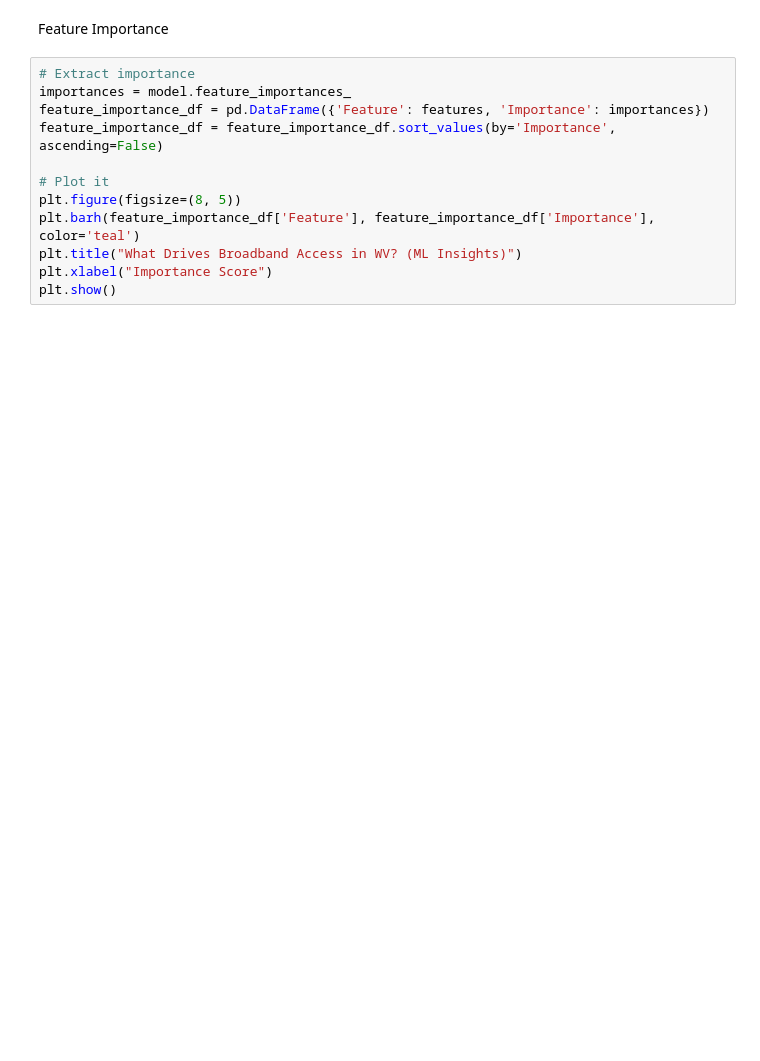
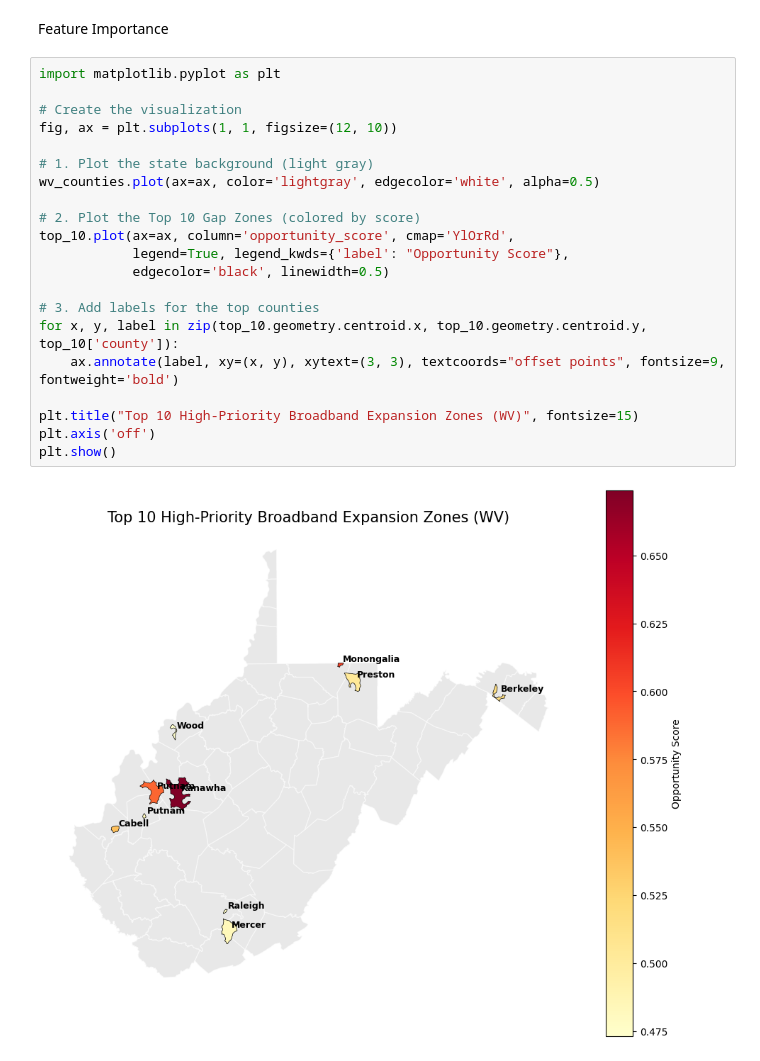
Before and after one commit to vellsneha/wv-broadband-gap, a Jupyter notebook: notebooks/heuristic.ipynb, the cells around one changed output. Saved outputs shown, nothing was run; the diff lists cells and outputs as text; blank space fills up the shorter version.

```diff
--- a/notebooks/heuristic.ipynb
+++ b/notebooks/heuristic.ipynb
@@ -228,14 +240,25 @@ NameError: name 'county_stats' is not defined
 # %% [markdown]
 Feature Importance
 # %%
-# Extract importance
-importances = model.feature_importances_
-feature_importance_df = pd.DataFrame({'Feature': features, 'Importance': importances})
-feature_importance_df = feature_importance_df.sort_values(by='Importance', ascending=False)
+import matplotlib.pyplot as plt
 
-# Plot it
-plt.figure(figsize=(8, 5))
-plt.barh(feature_importance_df['Feature'], feature_importance_df['Importance'], color='teal')
-plt.title("What Drives Broadband Access in WV? (ML Insights)")
-plt.xlabel("Importance Score")
+# Create the visualization
+fig, ax = plt.subplots(1, 1, figsize=(12, 10))
+
+# 1. Plot the state background (light gray)
+wv_counties.plot(ax=ax, color='lightgray', edgecolor='white', alpha=0.5)
+
+# 2. Plot the Top 10 Gap Zones (colored by score)
+top_10.plot(ax=ax, column='opportunity_score', cmap='YlOrRd',
+            legend=True, legend_kwds={'label': "Opportunity Score"},
+            edgecolor='black', linewidth=0.5)
+
+# 3. Add labels for the top counties
+for x, y, label in zip(top_10.geometry.centroid.x, top_10.geometry.centroid.y, top_10['county']):
+    ax.annotate(label, xy=(x, y), xytext=(3, 3), textcoords="offset points", fontsize=9, fontweight='bold')
+
+plt.title("Top 10 High-Priority Broadband Expansion Zones (WV)", fontsize=15)
+plt.axis('off')
 plt.show()
+# %% [output]
+[figure, added]
```
Also changed, not shown: parts of 2 cells of this notebook, 1 other file.
